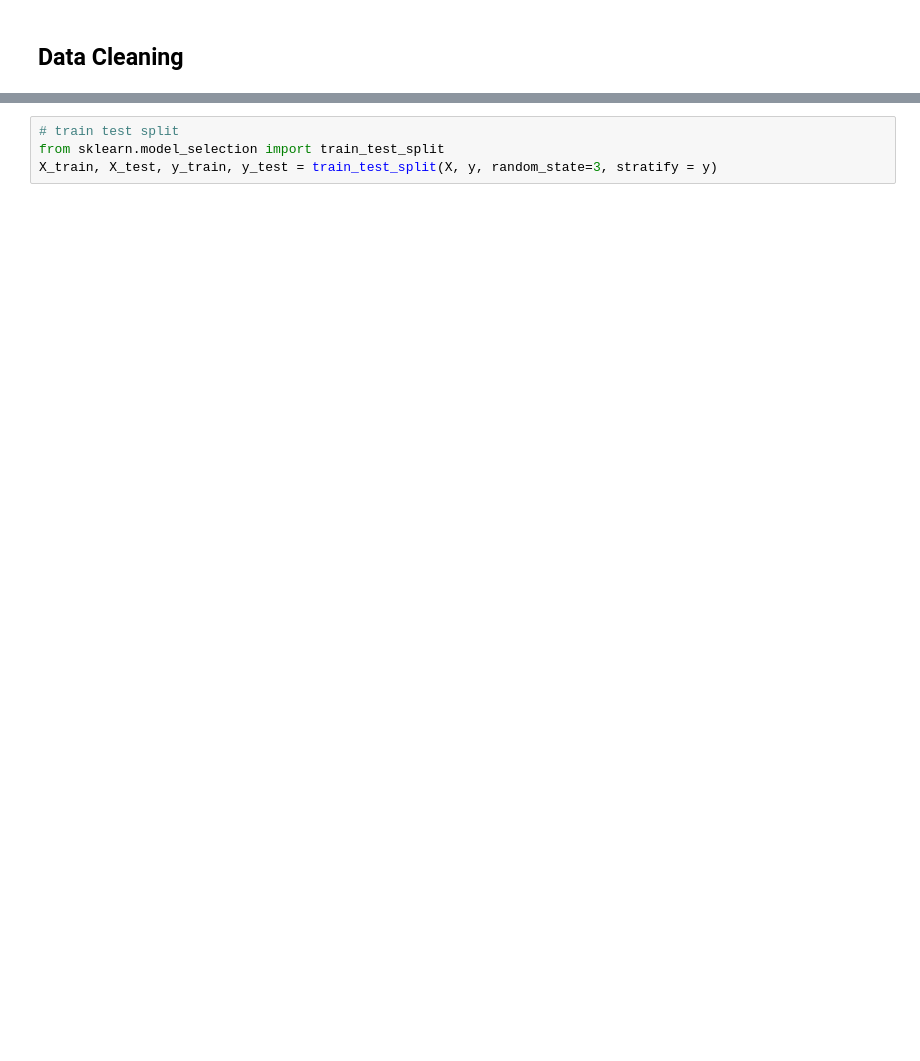
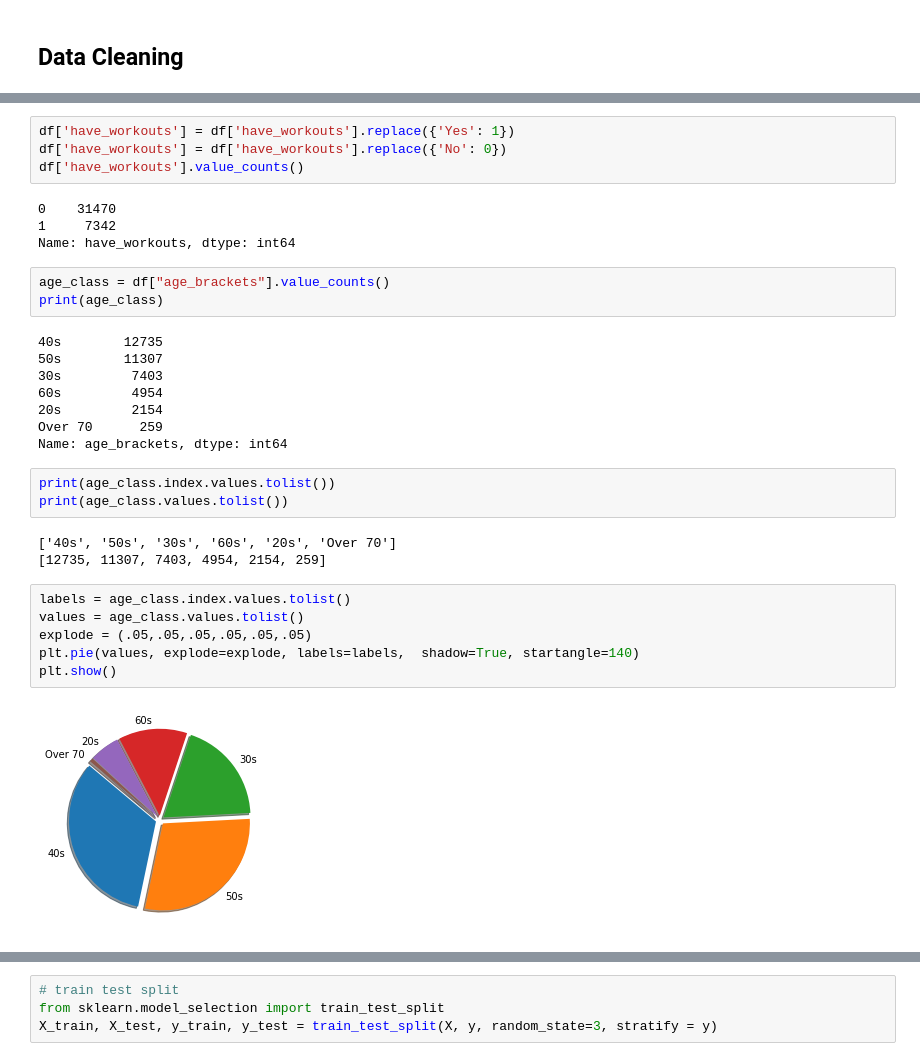
Before and after one commit to adamk6/codingDojoFinalProject, a Jupyter notebook: project2_Part4.ipynb, the cells around one changed output, grey strips where cells are left out. Cells and saved outputs as stored; diff of their text form; blank space fills up the shorter version.

```diff
--- a/project2_Part4.ipynb
+++ b/project2_Part4.ipynb
@@ -74,0 +105,33 @@ Name: have_workouts, dtype: int64
+# %%
+df['have_workouts'] = df['have_workouts'].replace({'Yes': 1})
+df['have_workouts'] = df['have_workouts'].replace({'No': 0})
+df['have_workouts'].value_counts()
+# %% [output]
+0    31470
+1     7342
+Name: have_workouts, dtype: int64
+# %%
+age_class = df["age_brackets"].value_counts()
+print(age_class)
+# %% [output]
+40s        12735
+50s        11307
+30s         7403
+60s         4954
+20s         2154
+Over 70      259
+Name: age_brackets, dtype: int64
+# %%
+print(age_class.index.values.tolist())
+print(age_class.values.tolist())
+# %% [output]
+['40s', '50s', '30s', '60s', '20s', 'Over 70']
+[12735, 11307, 7403, 4954, 2154, 259]
+# %%
+labels = age_class.index.values.tolist()
+values = age_class.values.tolist()
+explode = (.05,.05,.05,.05,.05,.05)
+plt.pie(values, explode=explode, labels=labels,  shadow=True, startangle=140)
+plt.show()
+# %% [output]
+[figure, added]
```
Also changed, not shown: parts of 61 cells of this notebook.
